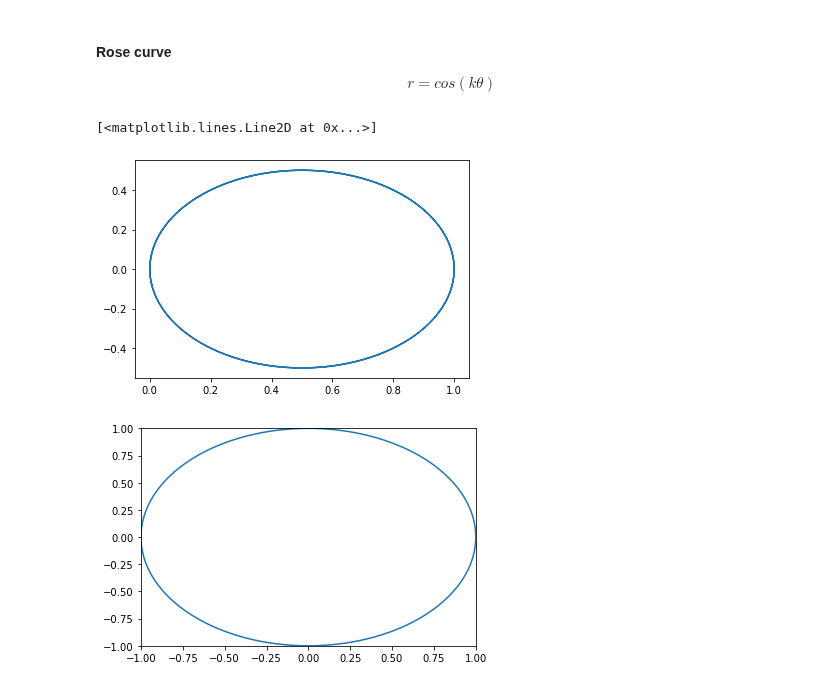
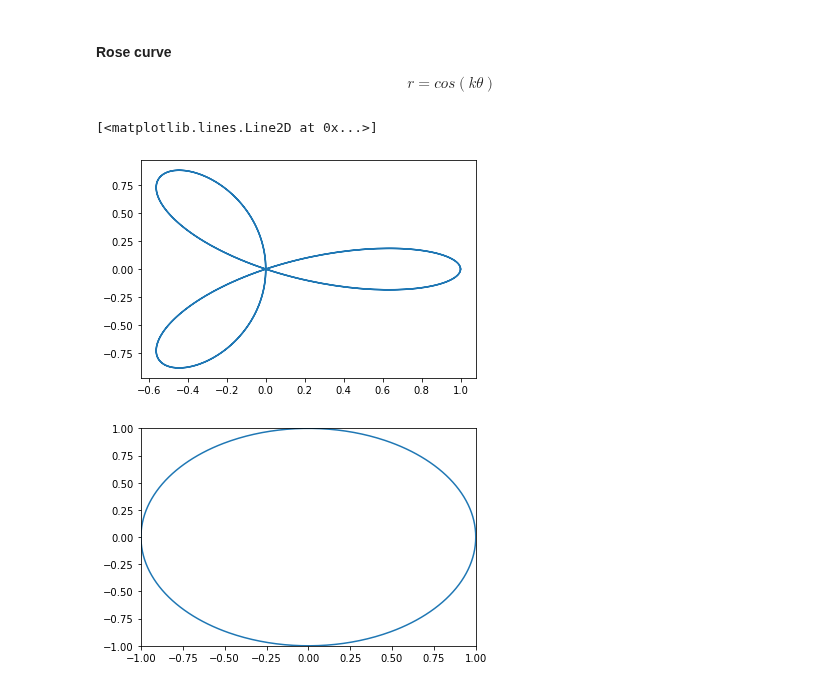
Before and after one commit to Dirivian/Honors_Calc_Fall_2020, a Jupyter notebook: Week_3.ipynb, the cells around one changed output. Saved outputs shown, nothing was run; the diff lists cells and outputs as text; code cells hidden in the pictures.

```diff
--- a/Week_3.ipynb
+++ b/Week_3.ipynb
@@ -32,16 +32,16 @@ plt.plot(x, y)
 
 $$ r = cos(k \theta) $$
 # %%
-k = 1
+k = 3
 theta_space = np.linspace(0, 2*np.pi, 500)
 r = np.cos(k*theta_space)
 x = np.cos(k*theta_space)*np.cos(theta_space)
 y = np.cos(k*theta_space)*np.sin(theta_space)
 
 plt.plot(x,y)
 # %% [output]
 [<matplotlib.lines.Line2D at 0x...>]
-[figure, old version]
+[figure, new version]
 # %%
 #create blank canvas
 fig, ax = plt.subplots()
```
Also changed, not shown: 3 other files.
